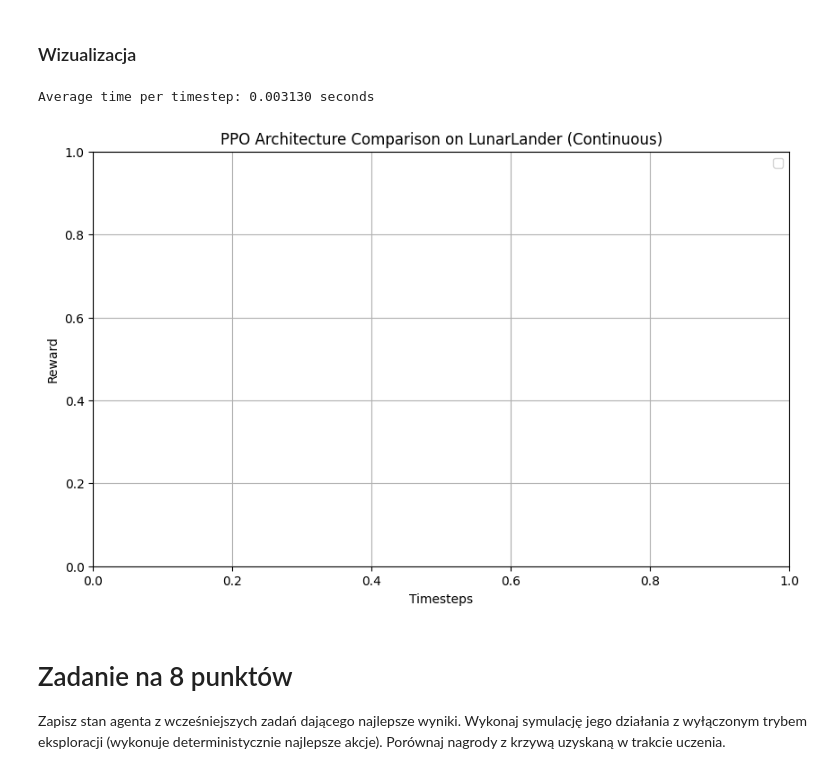
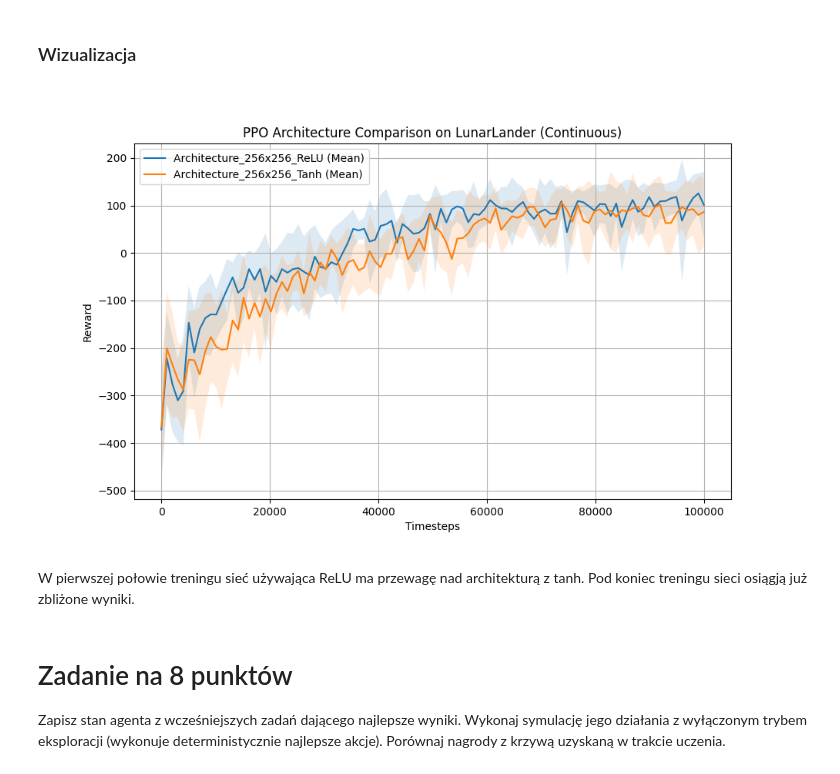
Before and after one commit to MrWlobo/Inteligencja-Obliczeniowa, a Jupyter notebook: Projekt5/main.ipynb, the cells around one changed output. Cells and saved outputs as stored; diff of their text form; code cells hidden in the pictures.

```diff
--- a/Projekt5/main.ipynb
+++ b/Projekt5/main.ipynb
@@ -300,21 +303,3 @@ Wrapping the env in a DummyVecEnv.
 KeyboardInterrupt:
 # %% [markdown]
 ### Wizualizacja
-# %%
-print(f"Average time per timestep: {np.mean(execution_times):.6f} seconds")
-
-plt.figure(figsize=(10, 6))
-for name, data in results.items():
-    plt.plot(data["steps"], data["mean"], label=f"{name} (Mean)")
-    plt.fill_between(data["steps"], data["mean"] - data["std"], data["mean"] + data["std"], alpha=0.15)
-
-plt.title("PPO Architecture Comparison on LunarLander (Continuous)")
-plt.xlabel("Timesteps")
-plt.ylabel("Reward")
-plt.grid(True)
-plt.legend()
-plt.savefig("architecture_comparison.png")
-plt.show()
-# %% [output]
-Average time per timestep: 0.003130 seconds
-[figure, removed]
@@ -321,3 +321,9 @@ Average time per timestep: 0.003130 seconds
+# %%
+display(Image(filename='architecture_comparison.png'))
+# %% [output]
+[figure, added]
+# %% [markdown]
+W pierwszej połowie treningu sieć używająca ReLU ma przewagę nad architekturą z tanh. Pod koniec treningu sieci osiągją już zbliżone wyniki.
 # %% [markdown]
 # Zadanie na 8 punktów
 Zapisz stan agenta z wcześniejszych zadań dającego najlepsze wyniki. Wykonaj symulację
```
Also changed, not shown: parts of 9 cells of this notebook, 2 other files.
